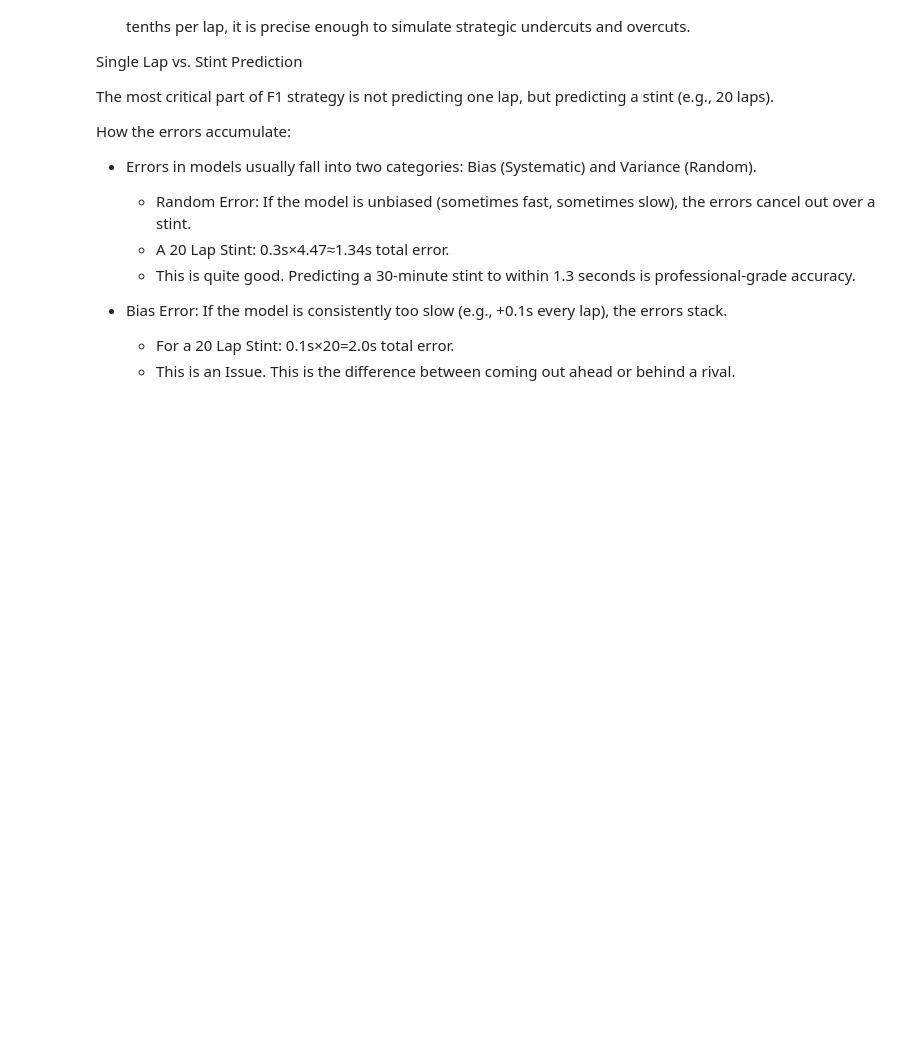
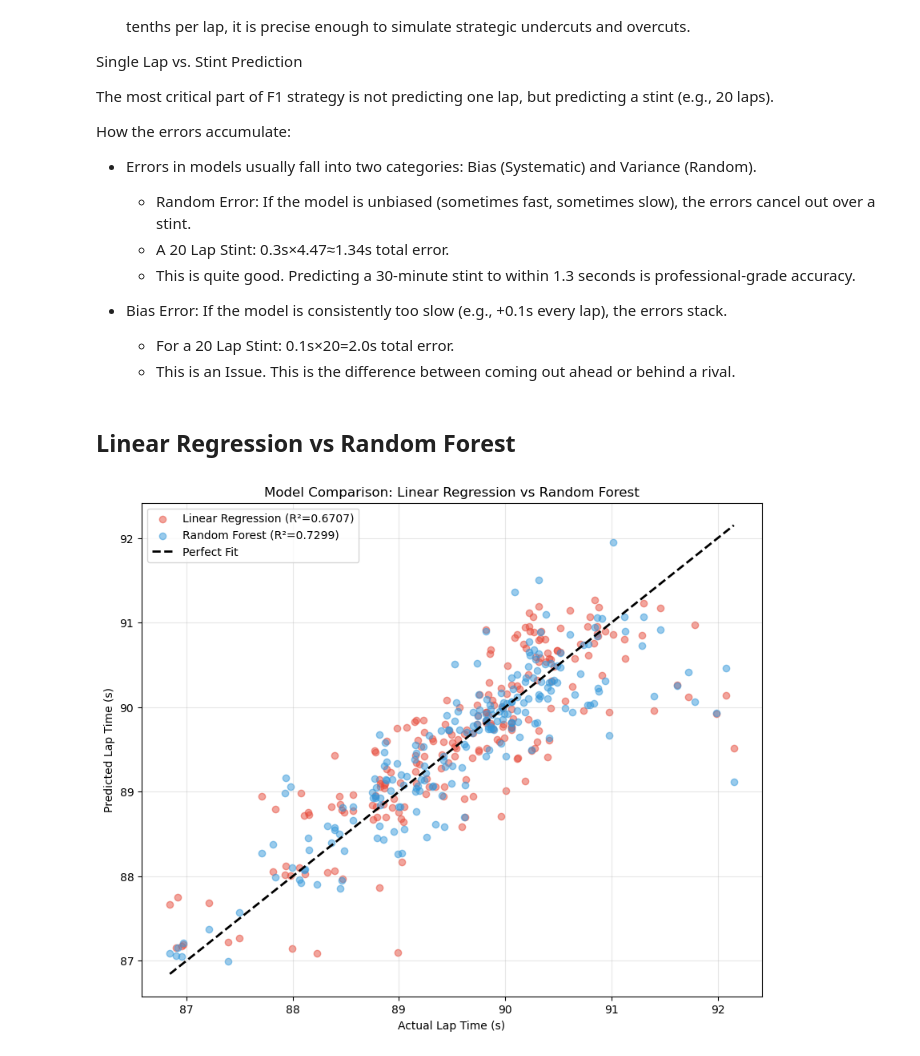
Before and after one commit to BilalAhlam1/Predictive-Modelling-For-F1-Race-Strategy, a Jupyter notebook: TrainingModel/train.ipynb, the cells around one changed output. Drawn from its saved outputs; the diff is of its cells as text; code cells hidden in the pictures; blank space fills up the shorter version.

```diff
--- a/TrainingModel/train.ipynb
+++ b/TrainingModel/train.ipynb
@@ -732,13 +732,6 @@ model_metrics = {
     "mae": round(mae, 4),
     "training_date": "2024-05-20" # Or dynamic date
 }
-
-# Save metrics to a file alongside the model
-metrics_filename = os.path.join(model_dir, 'lap_times_v1_metrics.json')
-with open(metrics_filename, 'w') as f:
-    json.dump(model_metrics, f)
-
-print(f"Metrics saved to: {metrics_filename}")
 # %% [output]
 Model Performance:
 R² Score: 0.6060
@@ -879,3 +871,45 @@ How the errors accumulate:
 - Bias Error: If the model is consistently too slow (e.g., +0.1s every lap), the errors stack.
     - For a 20 Lap Stint: 0.1s×20=2.0s total error.
     - This is an Issue. This is the difference between coming out ahead or behind a rival.
+# %% [markdown]
+## Linear Regression vs Random Forest
+# %%
+# Prepare Data
+y_train_total = y_train.sum(axis=1)
+y_test_total = y_test.sum(axis=1)
+
+# Retrain Linear Regression
+lr_model_clean = LinearRegression()
+lr_model_clean.fit(X_train, y_train_total)
+lr_predictions_clean = lr_model_clean.predict(X_test)
+lr_r2_clean = r2_score(y_test_total, lr_predictions_clean)
+
+# Get Random Forest Predictions
+rf_predictions_total = rf_predictions.sum(axis=1)
+rf_r2_total = r2_score(y_test_total, rf_predictions_total)
+
+# Plot Overlay
+plt.figure(figsize=(10, 8))
+
+# Scatter 1: Linear Regression (Red Circles)
+plt.scatter(y_test_total, lr_predictions_clean,
+            alpha=0.5, color='#e74c3c', label=f'Linear Regression (R²={lr_r2_clean:.4f})', marker='o')
+
+# Scatter 2: Random Forest (Blue Crosses)
+plt.scatter(y_test_total, rf_predictions_total,
+            alpha=0.5, color='#3498db', label=f'Random Forest (R²={rf_r2_total:.4f})', marker='o')
+
+# Perfect Fit Line (Diagonal)
+min_val = min(y_test_total.min(), lr_predictions_clean.min(), rf_predictions_total.min())
+max_val = max(y_test_total.max(), lr_predictions_clean.max(), rf_predictions_total.max())
+plt.plot([min_val, max_val], [min_val, max_val], color='black', linestyle='--', linewidth=2, label='Perfect Fit')
+
+# Formatting
+plt.title('Model Comparison: Linear Regression vs Random Forest')
+plt.xlabel('Actual Lap Time (s)')
+plt.ylabel('Predicted Lap Time (s)')
+plt.legend()
+plt.grid(True, alpha=0.3)
+plt.show()
+# %% [output]
+[figure, added]
```
Also changed, not shown: parts of 6 cells of this notebook, 9 other files.
